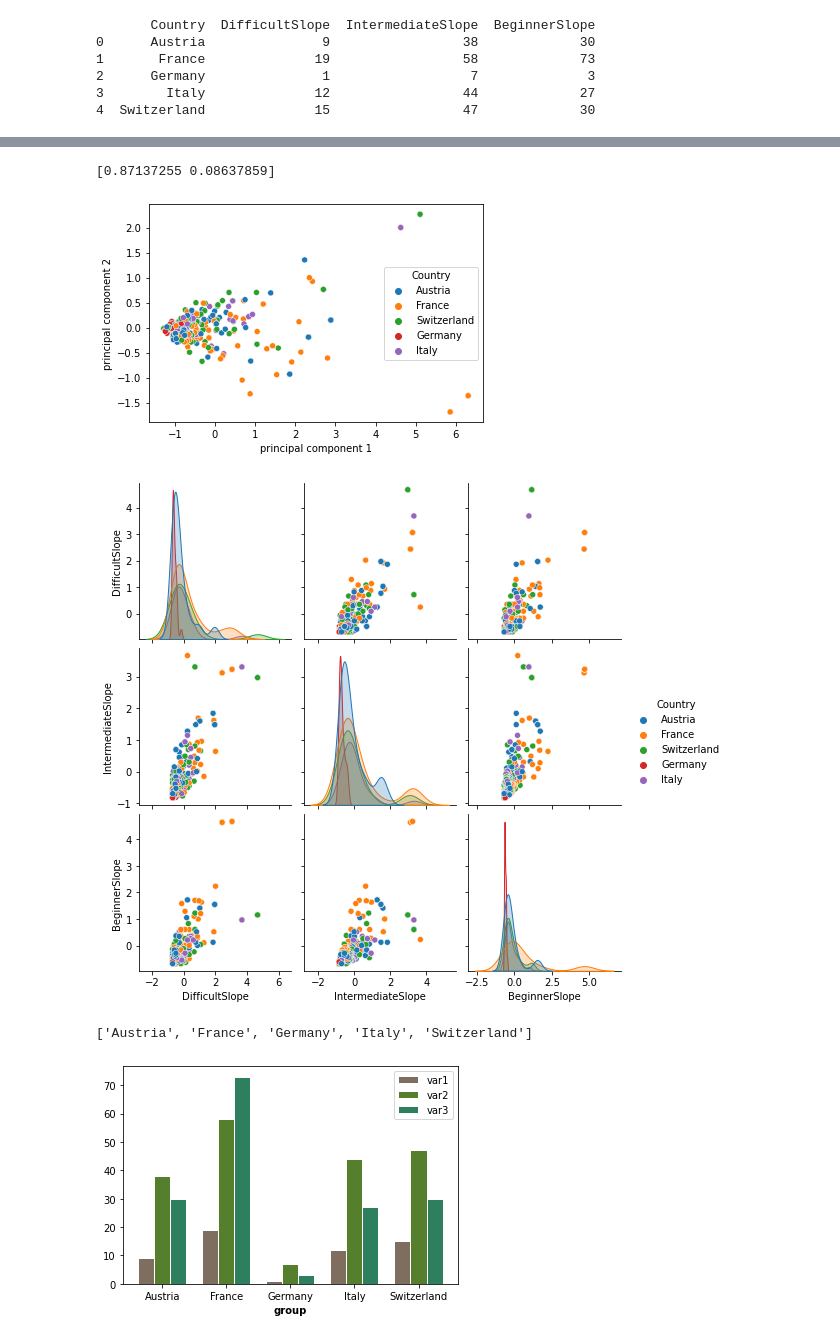
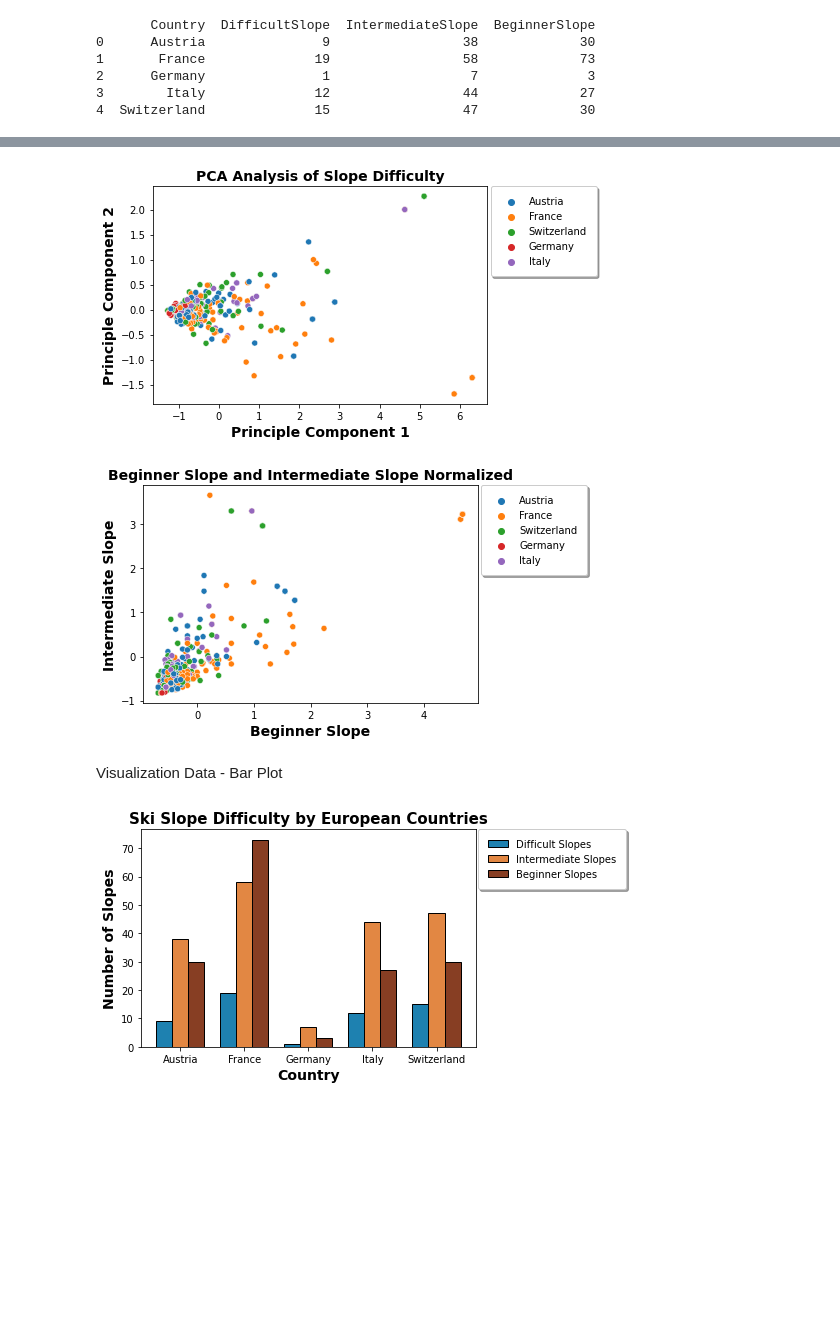
Before and after one commit to hlharris22/multivariate-visualizations, a Jupyter notebook: visualization-ski/visualization.ipynb, the cells around one changed output, grey strips where cells are left out. Saved outputs shown, nothing was run; the diff lists cells and outputs as text; code cells hidden in the pictures; blank space fills up the shorter version.

Commit message:
Updated Ski visualizations

```diff
--- a/visualization-ski/visualization.ipynb
+++ b/visualization-ski/visualization.ipynb
@@ -81,51 +75,62 @@ Visualize Data
+# %%
+# Principal Component Analysis
+pca = PCA(n_components=2)
+principalComponents = pca.fit_transform(ski_df_scaled[['DifficultSlope', 'IntermediateSlope', 'BeginnerSlope']])
+principalDf = pd.DataFrame(data = principalComponents, columns = ['principal component 1', 'principal component 2'])
+final_df = pd.concat([ski_df_scaled['Country'], principalDf], axis=1)
+
+# Plot PCA scatter plot
+sns.scatterplot(data=final_df, x='principal component 1', y='principal component 2', hue='Country')
+plt.xlabel("Principle Component 1",fontweight='bold', fontsize = 14)
+plt.ylabel("Principle Component 2", fontweight='bold', fontsize = 14)
+plt.legend(bbox_to_anchor=(1.01, 1), borderaxespad=0, fontsize=10, shadow=True, borderpad=1)
+plt.title("PCA Analysis of Slope Difficulty", fontsize = 14, fontweight='bold')
+plt.savefig("PCA_scatter", dpi=1200, bbox_inches = 'tight')
+plt.show()
+
+# Plot Beginner vs. Intermediate as scatter plot
+sns.scatterplot(data=ski_df_scaled, x='BeginnerSlope', y='IntermediateSlope', hue='Country')
+plt.xlabel("Beginner Slope",fontweight='bold', fontsize = 14)
+plt.ylabel("Intermediate Slope", fontweight='bold', fontsize = 14)
+plt.legend(bbox_to_anchor=(1.01, 1), borderaxespad=0, fontsize=10, shadow=True, borderpad=1)
+plt.title("Beginner Slope and Intermediate Slope Normalized", fontsize = 14, fontweight='bold')
+plt.savefig("Int_Beg_scatter", dpi=1200, bbox_inches = 'tight')
+plt.show()
+# %% [output]
+[figure, added]
+[figure, added]
+# %% [markdown]
+Visualization Data - Bar Plot
 # %%
-# Principal Component Analysis
-pca = PCA(n_components=2)
-principalComponents = pca.fit_transform(ski_df_scaled[['DifficultSlope', 'IntermediateSlope', 'BeginnerSlope']])
-principalDf = pd.DataFrame(data = principalComponents, columns = ['principal component 1', 'principal component 2'])
-final_df = pd.concat([ski_df_scaled['Country'], principalDf], axis=1)
-
-print(pca.explained_variance_ratio_)
-
-# Plot PCA scatter plot
-sns.scatterplot(data=final_df, x='principal component 1', y='principal component 2', hue='Country')
-plt.show()
-
-# Plot
-sns.pairplot(data=ski_df_scaled, kind='scatter', hue='Country')
-plt.show()
-
-
-# Bar Plot
-
 # Bar width
 barWidth = 0.25
 
-# Bar Height
+# Define Bar Height
 d_slope = list(ski_df['DifficultSlope'])
 i_slope = list(ski_df['IntermediateSlope'])
 b_slope = list(ski_df['BeginnerSlope'])
 names = list(ski_df['Country'])
-print(names)
+
+# Define Bar Width
 r1 = np.arange(len(d_slope))
 r2 = [x + barWidth for x in r1]
 r3 = [x + barWidth for x in r2]
 
-# Make the plot
-plt.bar(r1, d_slope, color='#7f6d5f', width=barWidth, edgecolor='white', label='var1')
-plt.bar(r2, i_slope, color='#557f2d', width=barWidth, edgecolor='white', label='var2')
-plt.bar(r3, b_slope, color='#2d7f5e', width=barWidth, edgecolor='white', label='var3')
+# Create the plot
+plt.bar(r1, d_slope, color='#1e81b0', width=barWidth, edgecolor='black', label='Difficult Slopes')
+plt.bar(r2, i_slope, color='#e28743', width=barWidth, edgecolor='black', label='Intermediate Slopes')
+plt.bar(r3, b_slope, color='#873e23', width=barWidth, edgecolor='black', label='Beginner Slopes')
 
-# Add xticks on the middle of the group bars
-plt.xlabel('group', fontweight='bold')
+# Add xticks in the middle of the group bars
+plt.xlabel('Country', fontweight='bold', fontsize = 14)
+plt.ylabel('Number of Slopes', fontweight='bold', fontsize = 14)
 plt.xticks([r + barWidth for r in range(len(d_slope))], names)
+plt.legend(bbox_to_anchor=(1.45, 1), borderaxespad=0, fontsize=10, shadow=True, borderpad=1)
+plt.title("Ski Slope Difficulty by European Countries", fontsize = 15, fontweight='bold')
 
-# Create legend & Show graphic
-plt.legend()
+# Save figure
+plt.savefig("Europe_Slopes", dpi=1200, bbox_inches = 'tight')
+
 plt.show()
 # %% [output]
-[0.87137255 0.08637859]
-[figure, old version]
+[figure, new version]
-[figure, removed]
-['Austria', 'France', 'Germany', 'Italy', 'Switzerland']
-[figure, removed]
```
Also changed, not shown: parts of 5 cells of this notebook, 2 other files.
